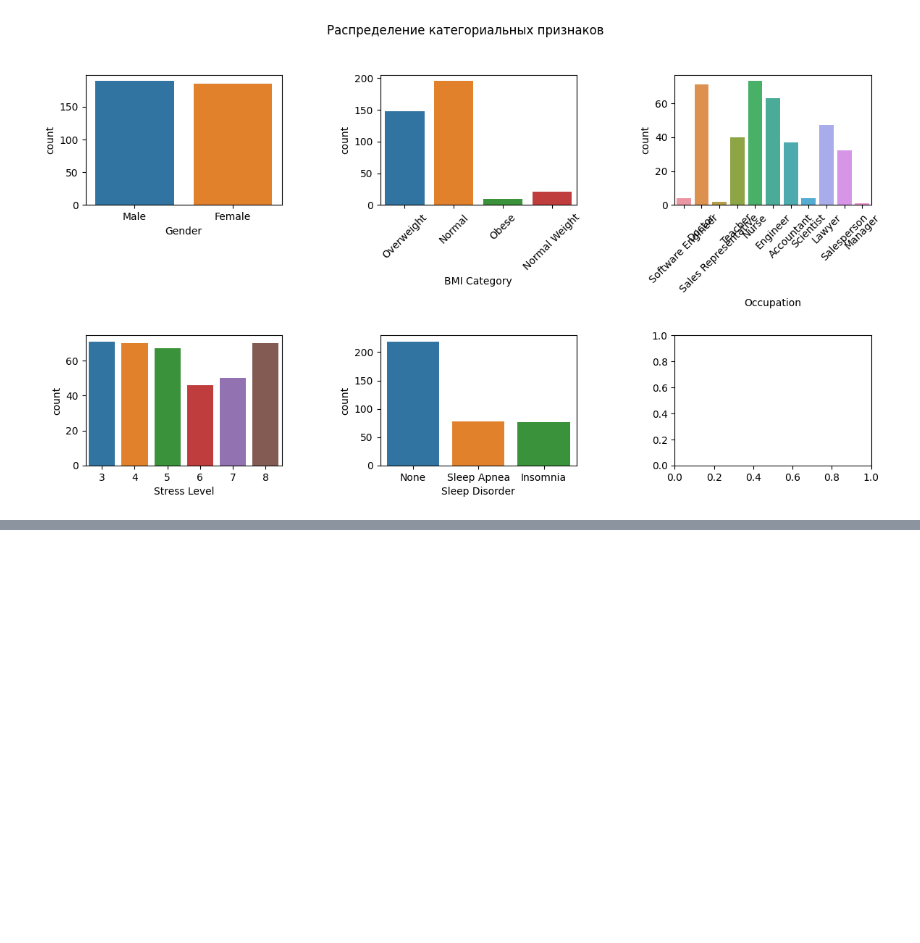
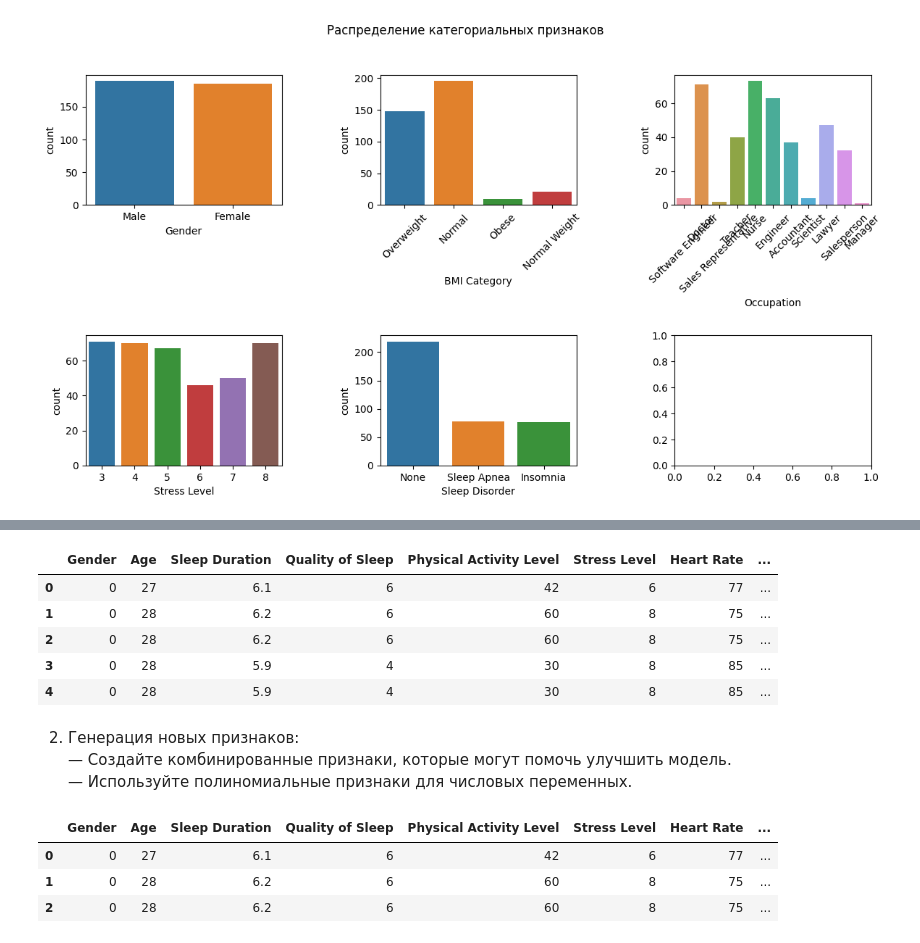
Before and after one commit to alexpgb/Python_DS_2024, a Jupyter notebook: S8/Python_DS_2024_S8_HW.ipynb, the cells around one changed output, grey strips where cells are left out. Drawn from its saved outputs; the diff is of its cells as text; code cells hidden in the pictures; blank space fills up the shorter version.

```diff
--- a/S8/Python_DS_2024_S8_HW.ipynb
+++ b/S8/Python_DS_2024_S8_HW.ipynb
@@ -226,0 +227,3 @@ Index(['Gender', 'Age', 'Occupation', 'Sleep Duration', 'Quality of Sleep',
+# %%
+df['Gender'] = df['Gender'].map({'Male':0, 'Female':1})
+df.head(3)
@@ -226,0 +235,11 @@ Index(['Gender', 'Age', 'Occupation', 'Sleep Duration', 'Quality of Sleep',
+# %%
+# Выполним ONE-HOT кодирование
+# df_onehot = df.copy()
+oh_encoder = OneHotEncoder(sparse_output = False)
+oh_encoder.fit(df[ohe_features[1:]])
+df = df.join(pd.DataFrame(oh_encoder.transform(df[ohe_features[1:]]), columns=oh_encoder.get_feature_names_out())) #.drop(columns=ohe_features[1:])
+# %%
+# Выполним Label кодирование
+#
+df['Occupation_enc'] = df['Occupation'].map(df['Occupation'].value_counts())
+df.head(4)
@@ -226,0 +253,16 @@ Index(['Gender', 'Age', 'Occupation', 'Sleep Duration', 'Quality of Sleep',
+# %%
+df_encoded = df.copy()
+df_encoded.drop(columns=ohe_features[1:], inplace=True)
+df_encoded.drop(columns=le_features, inplace=True)
+df_encoded.head()
+# %% [output]
+|  | Gender | Age | Sleep Duration | Quality of Sleep | Physical Activity Level | Stress Level | Heart Rate | ... |
+| 0 | 0 | 27 | 6.1 | 6 | 42 | 6 | 77 | ... |
+| 1 | 0 | 28 | 6.2 | 6 | 60 | 8 | 75 | ... |
+| 2 | 0 | 28 | 6.2 | 6 | 60 | 8 | 75 | ... |
+| 3 | 0 | 28 | 5.9 | 4 | 30 | 8 | 85 | ... |
+| 4 | 0 | 28 | 5.9 | 4 | 30 | 8 | 85 | ... |
+# %% [markdown]
+2. Генерация новых признаков:
+— Создайте комбинированные признаки, которые могут помочь улучшить модель.
+— Используйте полиномиальные признаки для числовых переменных.
@@ -226,0 +273,20 @@ Index(['Gender', 'Age', 'Occupation', 'Sleep Duration', 'Quality of Sleep',
+# %%
+# Нормализация данных
+scaler = MinMaxScaler()
+df_scale = df_encoded[['bps', 'bpd']].copy()
+df_scale[['bps', 'bpd']] = scaler.fit_transform(df_encoded[['bps', 'bpd']])
+
+# Выставление весов
+bps_weight = 0.5
+bpd_weight = 0.5
+
+# Вычисление взвешенной суммы
+if 'bp' in df_encoded.columns:
+    df_encoded.drop(columns=['bp'])
+df_encoded['bp'] = df_scale['bps'] * bps_weight + df_scale['bpd'] * bpd_weight
+df_encoded.head(3)
+# %% [output]
+|  | Gender | Age | Sleep Duration | Quality of Sleep | Physical Activity Level | Stress Level | Heart Rate | ... |
+| 0 | 0 | 27 | 6.1 | 6 | 42 | 6 | 77 | ... |
+| 1 | 0 | 28 | 6.2 | 6 | 60 | 8 | 75 | ... |
+| 2 | 0 | 28 | 6.2 | 6 | 60 | 8 | 75 | ... |
```
Also changed, not shown: parts of 22 cells of this notebook.
